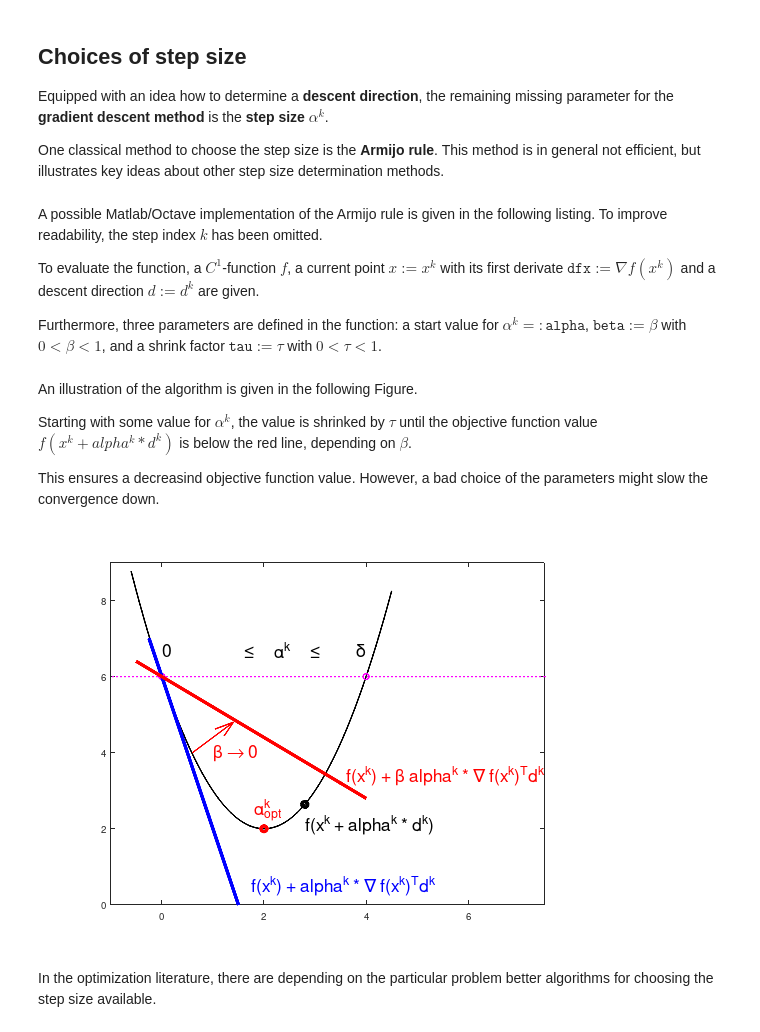
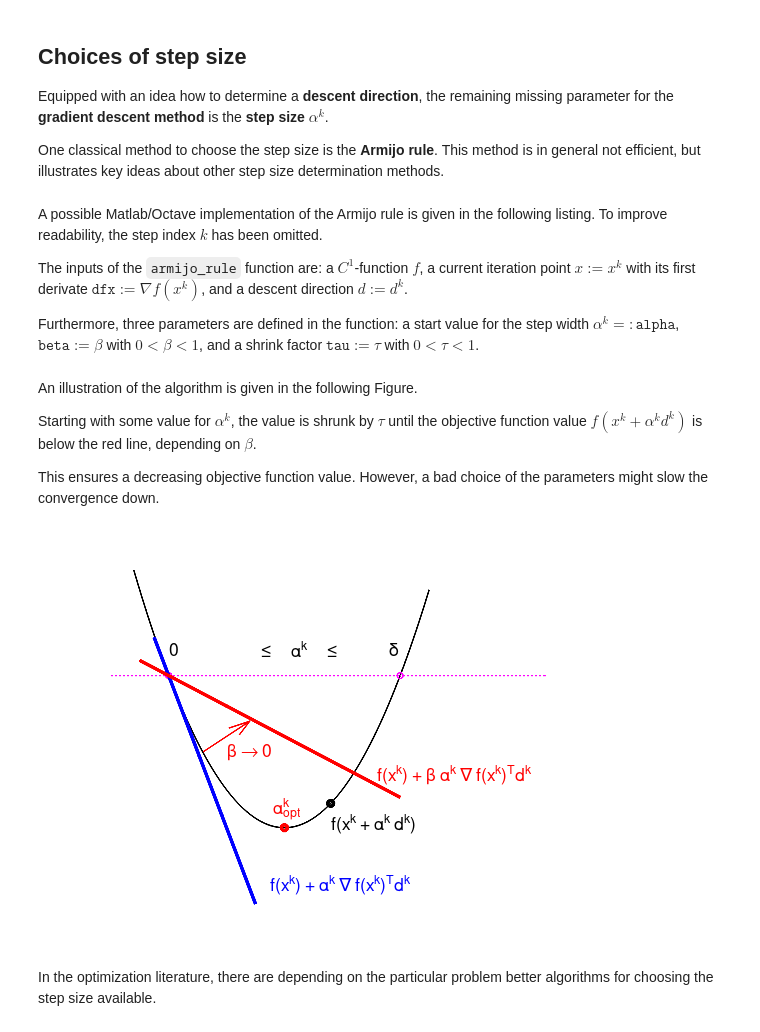
Before and after one commit to siko1056/optim-2021, a Jupyter notebook: jupyter/nlo-lecture-03-unres-min-alg.ipynb, the cells around one changed output. Cells and saved outputs as stored; diff of their text form; code cells hidden in the pictures.

```diff
--- a/jupyter/nlo-lecture-03-unres-min-alg.ipynb
+++ b/jupyter/nlo-lecture-03-unres-min-alg.ipynb
@@ -201,15 +201,15 @@ is given in the following listing.
 To improve readability,
 the step index $k$ has been omitted.
 
-To evaluate the function,
+The inputs of the `armijo_rule` function are:
 a $C^{1}$-function $f$,
-a current point $x := x^{k}$
-with its first derivate $\texttt{dfx} := \nabla f(x^{k})$
-and a descent direction $d := d^{k}$ are given.
+a current iteration point $x := x^{k}$
+with its first derivate $\texttt{dfx} := \nabla f(x^{k})$,
+and a descent direction $d := d^{k}$.
 
 Furthermore,
 three parameters are defined in the function:
-a start value for $\alpha^{k} =: \texttt{alpha}$,
+a start value for the step width $\alpha^{k} =: \texttt{alpha}$,
 $\texttt{beta} := \beta$ with $0 < \beta < 1$,
 and a shrink factor $\texttt{tau} := \tau$ with $0 < \tau < 1$.
 # %%
@@ -226,44 +226,44 @@ end
 An illustration of the algorithm is given in the following Figure.
 
 Starting with some value for $\alpha^{k}$,
-the value is shrinked by $\tau$
+the value is shrunk by $\tau$
 until the objective function value
-$f(x^{k} + alpha^{k} * d^{k})$
+$f(x^{k} + \alpha^{k} d^{k})$
 is below the red line, depending on $\beta$.
 
-This ensures a decreasind objective function value.
+This ensures a decreasing objective function value.
 However,
 a bad choice of the parameters might slow the convergence down.
 # %%
 alpha = linspace (-0.6, 4.5, 100);
 phi = (alpha - 2).^2 + 2;
 plot (alpha, phi, 'LineWidth', 2, 'k');
 hold on;
 plot ([-2, 0, 4, 9], [6, 6, 6, 6], 'LineWidth', 2, 'mo:');
 alpha = linspace (-0.25, 1.5, 10);
 plot (alpha,        -4 * alpha + 6, 'LineWidth', 4, 'b-');
 beta = 0.2;
 alpha = linspace (-0.5, 4, 10);
 plot (alpha, beta * -4 * alpha + 6, 'LineWidth', 4, 'r-');
 plot (2, 2, 'LineWidth', 4, 'ro');
 plot (2.8, 0.8^2 + 2, 'LineWidth', 4, 'ko');
-xlim ([-1, 7.5]);
+xlim ([-1, 6.5]);
 ylim ([ 0, 9]);
-%axis off;
+axis off;
 tprops = {'FontSize', 18};
 text (0.0, 6.7, '0', tprops{:});
 text (1.6, 6.7, '\leq     \alpha^{k}     \leq', tprops{:});
 text (3.8, 6.7, '\delta', tprops{:});
-text (2.8, 2.1, 'f(x^{k} + alpha^{k} * d^{k})', tprops{:});
-text (3.6, 3.4, 'f(x^{k}) + \beta alpha^{k} * \nabla f(x^{k})^{T}d^{k}', ...
+text (2.8, 2.1, 'f(x^{k} + \alpha^{k} d^{k})', tprops{:});
+text (3.6, 3.4, 'f(x^{k}) + \beta \alpha^{k} \nabla f(x^{k})^{T}d^{k}', ...
       tprops{:}, 'Color', 'red');
-text (1.75, 0.5, 'f(x^{k}) + alpha^{k} * \nabla f(x^{k})^{T}d^{k}', ...
+text (1.75, 0.5, 'f(x^{k}) + \alpha^{k} \nabla f(x^{k})^{T}d^{k}', ...
       tprops{:}, 'Color', 'blue');
 text (1.8, 2.5, '\alpha^{k}_{opt}', tprops{:}, 'Color', 'red');
 quiver (0.6, 4, 0.8, 0.8, 'LineWidth', 2, 'r');
 text (1, 4, '\beta \rightarrow 0', tprops{:}, 'Color', 'red');
 # %% [output]
-[figure, old version]
+[figure, new version]
 # %% [markdown]
 In the optimization literature,
 there are depending on the particular problem
```
Also changed, not shown: parts of 15 cells of this notebook.
